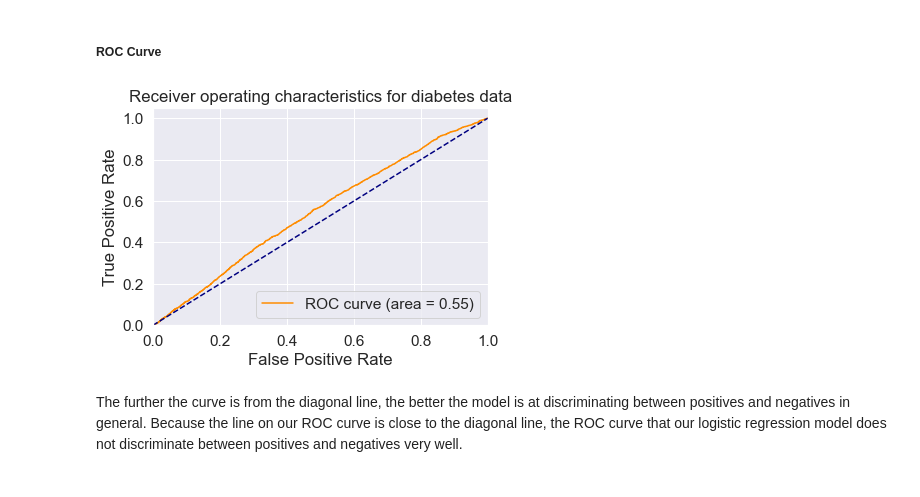
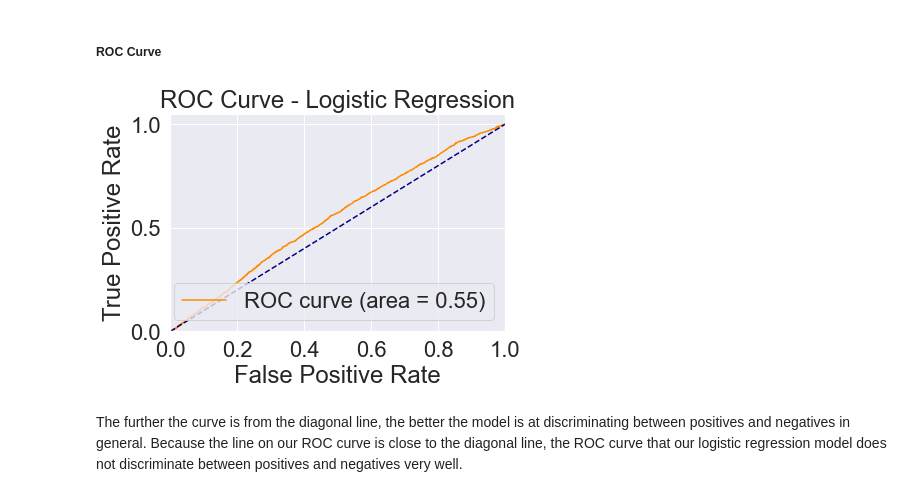
Before and after one commit to uvineet53/optum_22, a Jupyter notebook: model_development_final.ipynb, the cells around one changed output. Saved outputs shown, nothing was run; the diff lists cells and outputs as text; code cells hidden in the pictures.

```diff
--- a/model_development_final.ipynb
+++ b/model_development_final.ipynb
@@ -226,6 +234,7 @@ Is there a correlation between features in our dataset? A strong positive correl
 # %%
 # Explore correlation between features via a heatmap
 fix, ax = plt.subplots(figsize = (18, 10))
+sns.set(font_scale = 2)
 sns.heatmap(df.corr(), annot=True, vmin=-1, vmax=1, center =0, cmap = 'coolwarm', linewidths=3, linecolor='black',)
 # %% [output]
 <AxesSubplot:>
@@ -680,8 +663,8 @@ matrix = matrix.astype('float') / matrix.sum(axis=1)[:, np.newaxis]
 
 # Build the plot
 plt.figure(figsize=(16,7))
-sns.set(font_scale=1.4)
-sns.heatmap(matrix, annot=True, annot_kws={'size':10},
+sns.set(font_scale=2)
+sns.heatmap(matrix, annot=True, annot_kws={'size':20},
             cmap=plt.cm.Greens, linewidths=0.2)
 
 # Add labels to the plot
@@ -711,17 +694,17 @@ roc_auc = auc(fpr, tpr)
 # %%
 plt.figure()
 plt.plot(fpr, tpr, color='darkorange',
          label=f'ROC curve (area = {roc_auc:0.2f})')
 plt.plot([0, 1], [0, 1], color='navy', linestyle='--')
 plt.xlim([0.0, 1.0])
 plt.ylim([0.0, 1.05])
 plt.xlabel('False Positive Rate')
 plt.ylabel('True Positive Rate')
-plt.title('Receiver operating characteristics for diabetes data')
+plt.title('ROC Curve - Logistic Regression')
 plt.legend(loc="lower right")
 plt.show()
 # %% [output]
-[figure, old version]
+[figure, new version]
 # %% [markdown]
 The further the curve is from the diagonal line, the better the model is at discriminating between positives and negatives in general. Because the line on our ROC curve is close to the diagonal line, the ROC curve that our logistic regression model does not discriminate between positives and negatives very well.
 # %% [markdown]
```
Also changed, not shown: parts of 69 cells of this notebook.
